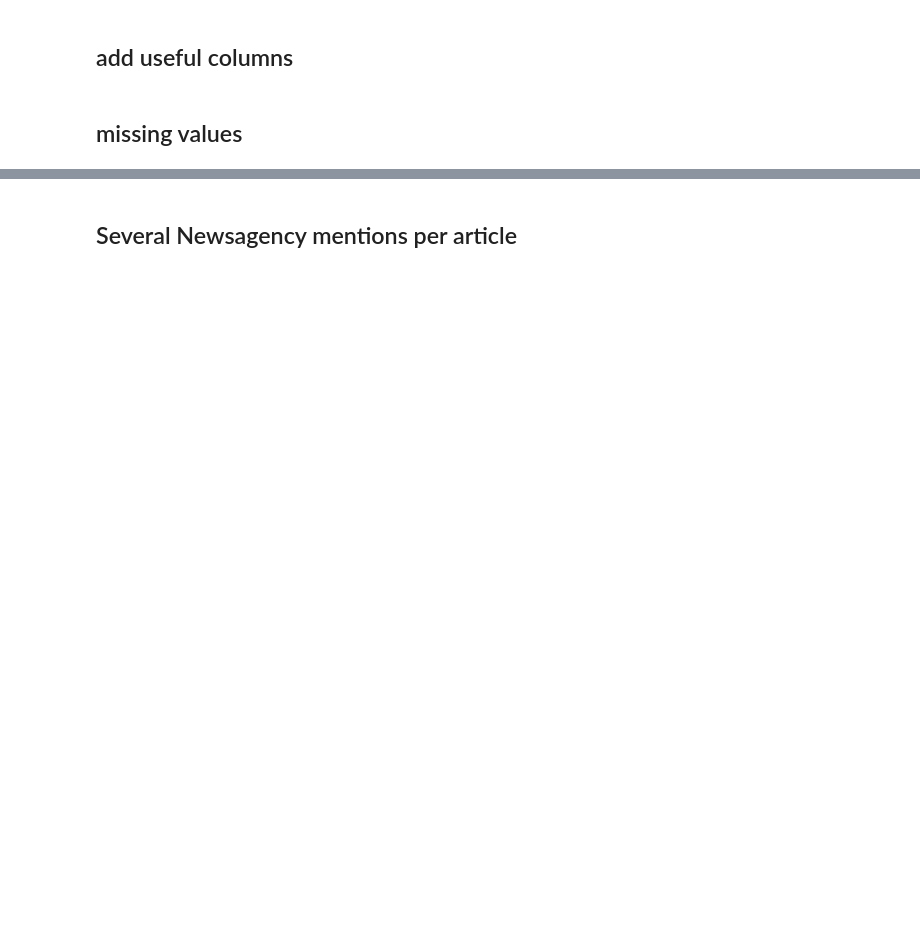
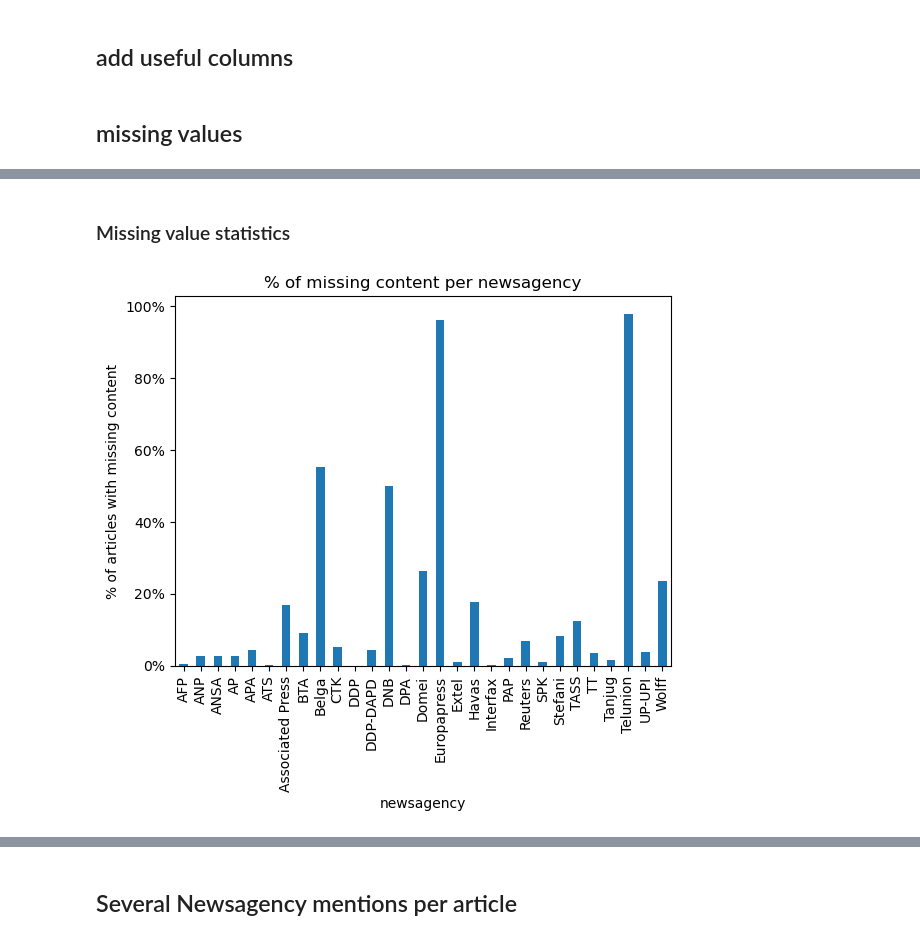
Before and after one commit to impresso/newsagency-classification, a Jupyter notebook: notebooks/data_exploration.ipynb, the cells around one changed output, grey strips where cells are left out. Drawn from its saved outputs; the diff is of its cells as text; code cells hidden in the pictures; blank space fills up the shorter version.

```diff
--- a/notebooks/data_exploration.ipynb
+++ b/notebooks/data_exploration.ipynb
@@ -123,7 +152,7 @@ def get_decade(year):
     return int((year//10)*10)
 
 #add decade column
-df["decade"] = df["year"].apply(lambda x: int(get_decade(x)))
+df_all["decade"] = df_all["year"].apply(lambda x: int(get_decade(x)))
 # %% [markdown]
 ## missing values
 # %%
@@ -131,4 +178,4 @@ df.isnull().sum()
 # %%
-no_content = df[df["content"].isnull()]
-print(f"#articles without content: {len(no_content)}, percentage: {len(no_content)/len(df)}")
+no_content = df_all[df_all["content"].isnull()]
+print(f"#articles without content: {len(no_content)}, percentage: {len(no_content)/len(df_all)}")
 no_content.head()
@@ -135,4 +191,4 @@ no_content.head()
 # %%
-df = df[df["content"].notna()]
+df_all = df_all[df_all["content"].notna()]
 print("After deleting articles without content:")
-df.isnull().sum()
+df_all.isnull().sum()
@@ -139,11 +214,22 @@ df.isnull().sum()
+# %% [markdown]
+### Missing value statistics
 # %%
-Newsagencies = df[["newsagency", "uid"]].groupby("newsagency").count().rename(columns={"uid":"has_content"})
-#join with no_content dataframe which is also grouped by newsagencies
-Newsagencies = Newsagencies.join(no_content[["newsagency", "uid"]].groupby("newsagency").count().rename(columns={"uid":"no_content"}))
-Newsagencies = Newsagencies.fillna(0)
+def percentage_barplot(df_content, df_no_content, groupby_col, figsize=None):
+    df = df_content[[groupby_col, "uid"]].groupby(groupby_col).count().rename(columns={"uid":"has_content"})
+    #join with no_content dataframe which is also grouped by newsagencies
+    df = df.join(df_no_content[[groupby_col, "uid"]].groupby(groupby_col).count().rename(columns={"uid":"no_content"}),
+                 how="outer")
+    df = df.fillna(0)
 
-#column: percentage of entries without content
-Newsagencies["perc_no_content"] = Newsagencies.apply(lambda x: x.no_content/(x.has_content + x.no_content), axis=1)
-Newsagencies["perc_no_content"].plot.bar()
+    #column: percentage of entries without content
+    df["perc_no_content"] = df.apply(lambda x: x.no_content/(x.has_content + x.no_content), axis=1)
+    ax = df["perc_no_content"].plot.bar(figsize=figsize, title="% of missing content per "+groupby_col,
+                                        ylabel="% of articles with missing content")
+    ax.yaxis.set_major_formatter(mtick.PercentFormatter(xmax=1))
+    return df
+# %%
+Newsagencies = percentage_barplot(df_all, no_content, "newsagency")
+# %% [output]
+[figure, added]
 # %%
 Newsagencies
```
Also changed, not shown: parts of 68 cells of this notebook.
